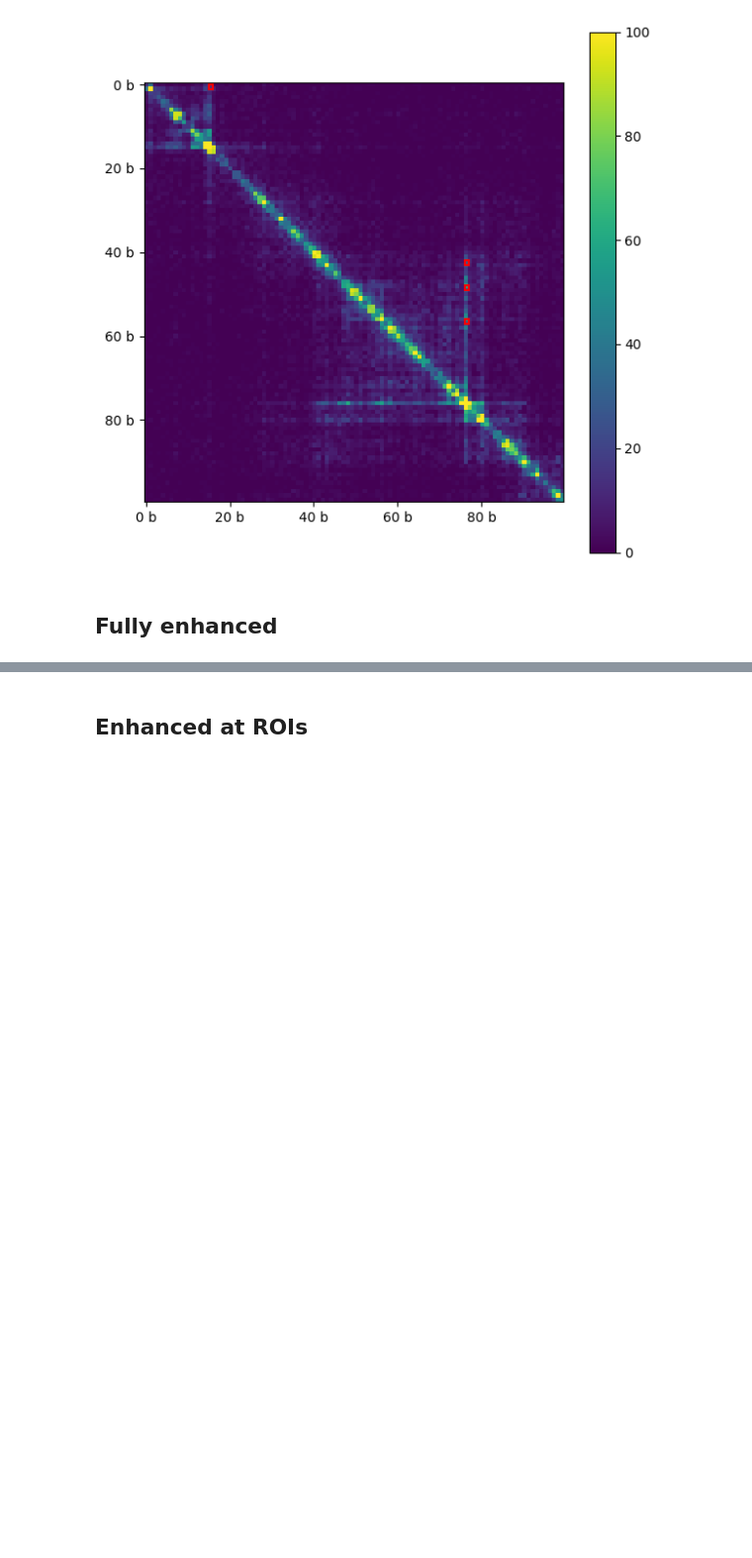
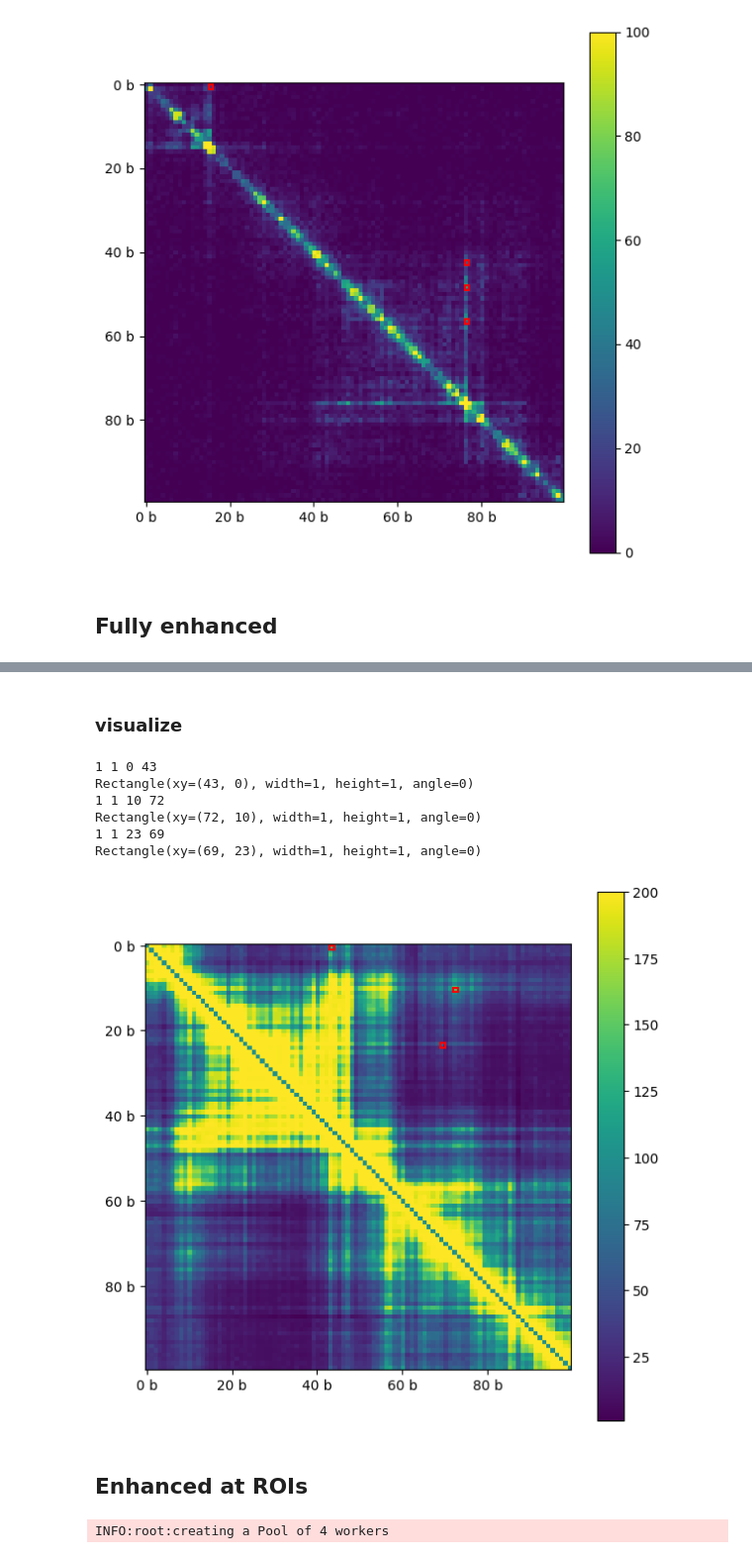
Before and after one commit to amulyagarimella/fast-sequencing-AI-imputation, a Jupyter notebook: notebooks/loopcalling.ipynb, the cells around one changed output, grey strips where cells are left out. Shown at 99% size. Saved outputs shown, nothing was run; the diff lists cells and outputs as text; code cells hidden in the pictures; blank space fills up the shorter version.

```diff
--- a/notebooks/loopcalling.ipynb
+++ b/notebooks/loopcalling.ipynb
@@ -193,3 +166,10 @@ Rectangle(xy=(76, 56), width=1, height=1, angle=0)
 [figure]
 # %% [markdown]
 ## Fully enhanced
+# %%
+# intra-arm expected
+expected_full = cooltools.expected_cis(
+    clr_full,
+    view_df=hg38_arms,
+    nproc=4,
+)
@@ -195,0 +178,9 @@ Rectangle(xy=(76, 56), width=1, height=1, angle=0)
+# %%
+dots_df_full = cooltools.dots(
+    clr_full,
+    expected=expected_full,
+    view_df=hg38_arms,
+    # how far from the main diagonal to call dots:
+    max_loci_separation=10_000_000,
+    nproc=4,
+)
@@ -196,2 +203,49 @@ Rectangle(xy=(76, 56), width=1, height=1, angle=0)
+# %% [markdown]
+### visualize
+# %%
+# define a region to look into as an example
+chrom = "chr21"
+start_bp = dots_df_full['start1'].iloc[0]
+size_bp = np.max([(dots_df_full['start2'].iloc[0] - dots_df_full['start1'].iloc[0]), 1_000_000])
+
+binsize = 10000
+
+region = ('chr21', start_bp, (start_bp + size_bp))
+# %%
+
+# compute heatmap for the region
+region_matrix = clr_full.matrix(balance=False).fetch(region)
+#for diag in [-1,0,1]:
+#    region_matrix = fill_diag(region_matrix, np.nan, i=diag)
+
+# see viz.ipynb for details of heatmap visualization
+f, ax = plt.subplots(figsize=(7,7))
+im = ax.matshow(region_matrix,vmax=200)
+format_ticks(ax, rotate=False)
+plt.colorbar(im, ax=ax)
+
+# draw rectangular "boxes" around pixels called as dots in the "region":
+for box in rectangles_around_dots(dots_df_full, region, lw=1.5, ec="red"):
+    print(box)
+    ax.add_patch(box)
+
+plt.show()
+# %% [output]
+1 1 0 43
+Rectangle(xy=(43, 0), width=1, height=1, angle=0)
+1 1 10 72
+Rectangle(xy=(72, 10), width=1, height=1, angle=0)
+1 1 23 69
+Rectangle(xy=(69, 23), width=1, height=1, angle=0)
+[figure, added]
 # %% [markdown]
 ## Enhanced at ROIs
+# %%
+# intra-arm expected
+expected_roi = cooltools.expected_cis(
+    clr_roi,
+    view_df=hg38_arms,
+    nproc=4,
+)
+# %% [output]
+INFO:root:creating a Pool of 4 workers
```
Also changed, not shown: parts of 10 cells of this notebook.
